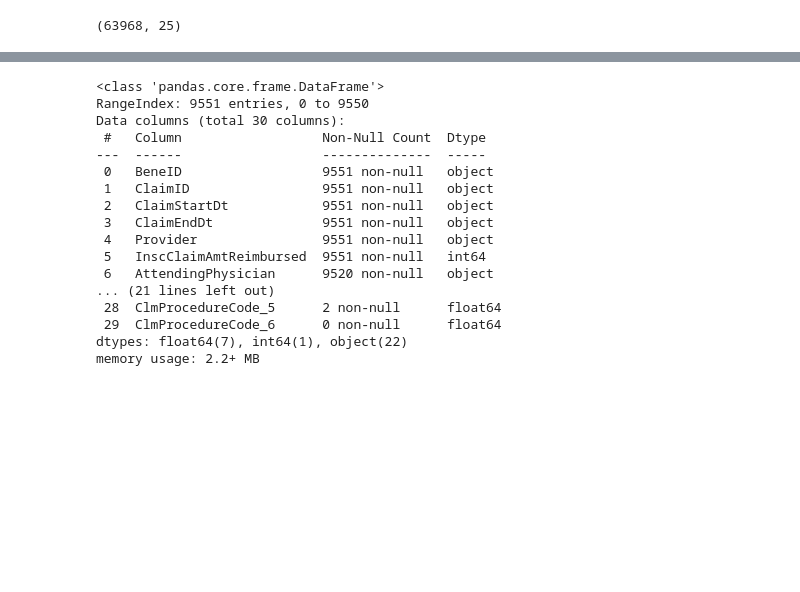
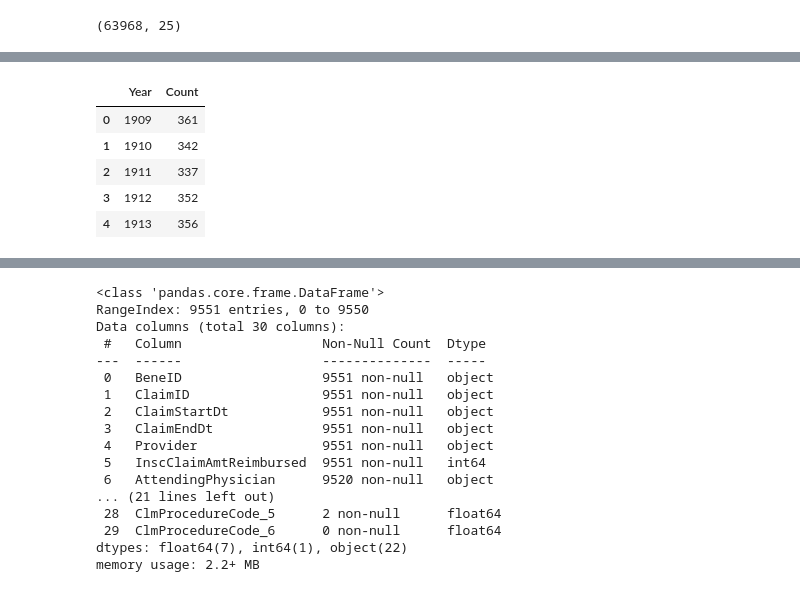
Before and after one commit to CesarChaparro1974/Healthcare-provider-fraud-detection, a Jupyter notebook: notebook.ipynb, the cells around one changed output, grey strips where cells are left out. Drawn from its saved outputs; the diff is of its cells as text; code cells hidden in the pictures; blank space fills up the shorter version.

```diff
--- a/notebook.ipynb
+++ b/notebook.ipynb
@@ -94,0 +150,10 @@ test_beneficiary.shape
+# %%
+# Simple conversion (since it's in standard ISO format)
+test_beneficiary['DOB'] = pd.to_datetime(test_beneficiary['DOB'])
+
+# Verify the conversion
+print("New data type:", test_beneficiary['DOB'].dtype)
+
+# Display a few examples to confirm the conversion
+print("\nFirst few dates after conversion:")
+print(test_beneficiary['DOB'].head())
@@ -94,0 +170,12 @@ test_beneficiary.shape
+# %%
+test_beneficiary['Year'] = test_beneficiary['DOB'].dt.year
+# group by year and count the number of beneficiaries
+beneficiaries_by_year = test_beneficiary.groupby('Year').size().reset_index(name='Count')
+beneficiaries_by_year.head()
+# %% [output]
+|  | Year | Count |
+| 0 | 1909 | 361 |
+| 1 | 1910 | 342 |
+| 2 | 1911 | 337 |
+| 3 | 1912 | 352 |
+| 4 | 1913 | 356 |
```
Also changed, not shown: parts of 20 cells of this notebook.
